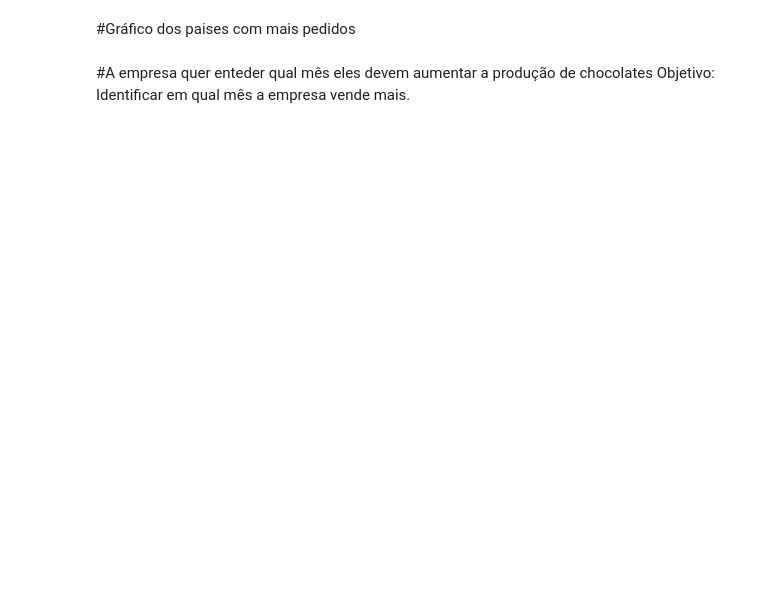
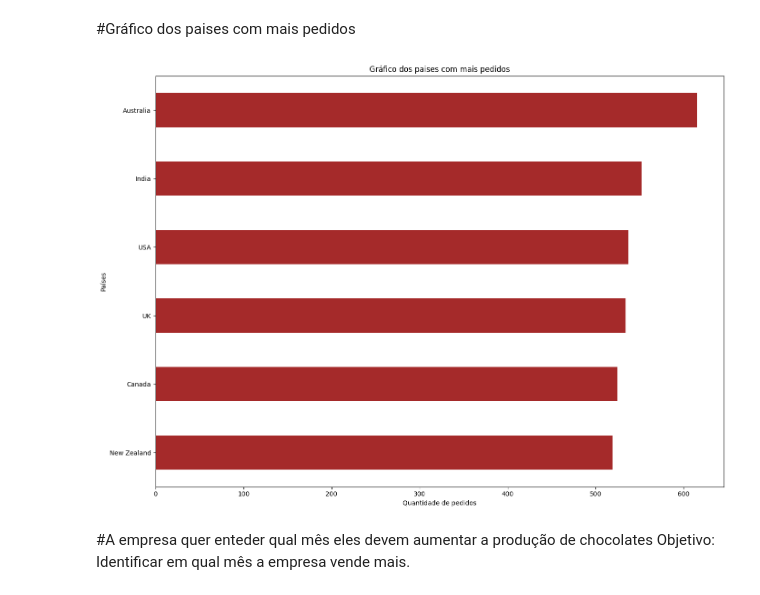
Before and after one commit to miguel-duque06/Analise_exploratoria-EDA, a Jupyter notebook: Analise__exploratoria.ipynb, the cells around one changed output. Saved outputs shown, nothing was run; the diff lists cells and outputs as text; code cells hidden in the pictures; blank space fills up the shorter version.

```diff
--- a/Analise__exploratoria.ipynb
+++ b/Analise__exploratoria.ipynb
@@ -87,6 +130,13 @@ faturamento_pais
 #Gráfico dos paises com mais pedidos
 # %%
 faturamento_pais.plot(kind='barh', figsize=(14,10), color='brown')
+plt.title('Gráfico dos paises com mais pedidos')
+plt.xlabel('Quantidade de pedidos')
+plt.ylabel('Países')
+plt.tight_layout()
+plt.show()
+# %% [output]
+[figure, added]
 # %% [markdown]
 #A empresa quer enteder qual mês eles devem aumentar a produção de chocolates
 Objetivo: Identificar em qual mês a empresa vende mais.
```
Also changed, not shown: parts of 12 cells of this notebook.
